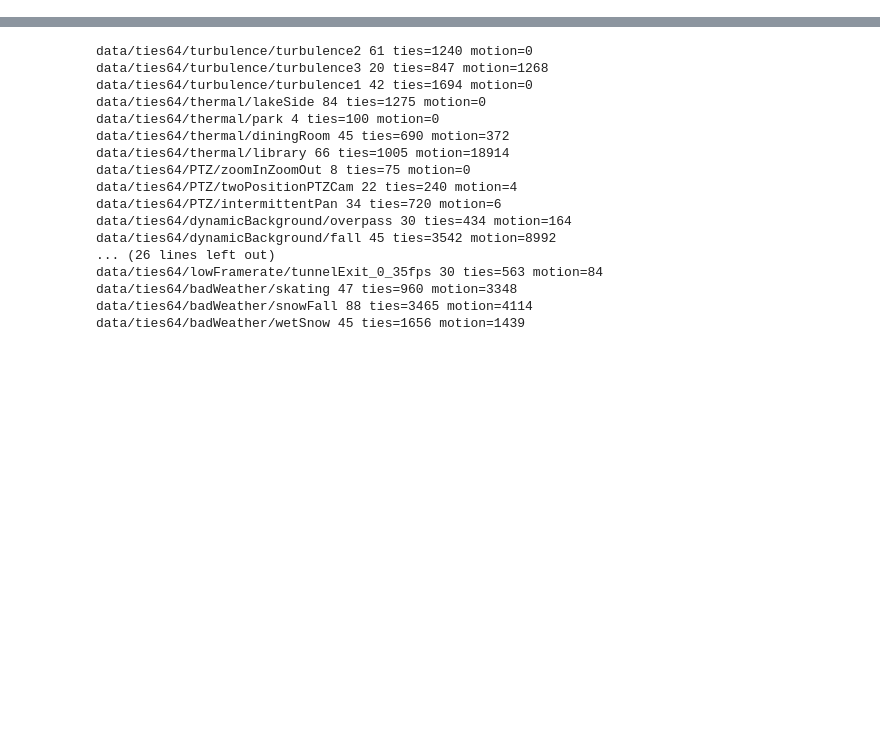
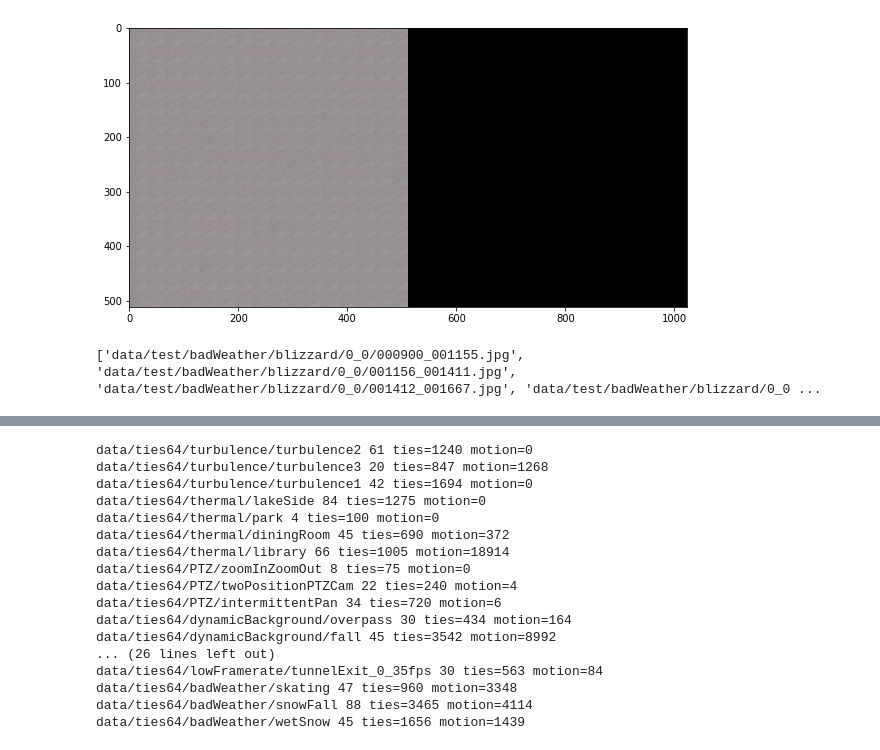
Before and after one commit to nvvaulin/gmm_segmentation, a Jupyter notebook: generate_dataset.ipynb, the cells around one changed output, grey strips where cells are left out. Cells and saved outputs as stored; diff of their text form; code cells hidden in the pictures; blank space fills up the shorter version.

Commit message:
new tests and test tools fot it, new data generaton under hard dev

```diff
--- a/generate_dataset.ipynb
+++ b/generate_dataset.ipynb
@@ -15,0 +236,4 @@ from dataset_tools import *
+# %%
+draw(*pl.load_patch(43,0))
+# %% [output]
+[figure, added]
@@ -15,0 +242,4 @@ from dataset_tools import *
+# %%
+print info['data/test/badWeather/blizzard']['positions'][(0,0)]['patches']
+# %% [output]
+['data/test/badWeather/blizzard/0_0/000900_001155.jpg', 'data/test/badWeather/blizzard/0_0/001156_001411.jpg', 'data/test/badWeather/blizzard/0_0/001412_001667.jpg', 'data/test/badWeather/blizzard/0_0 ...
```
Also changed, not shown: parts of 4 cells of this notebook, 8 other files.
